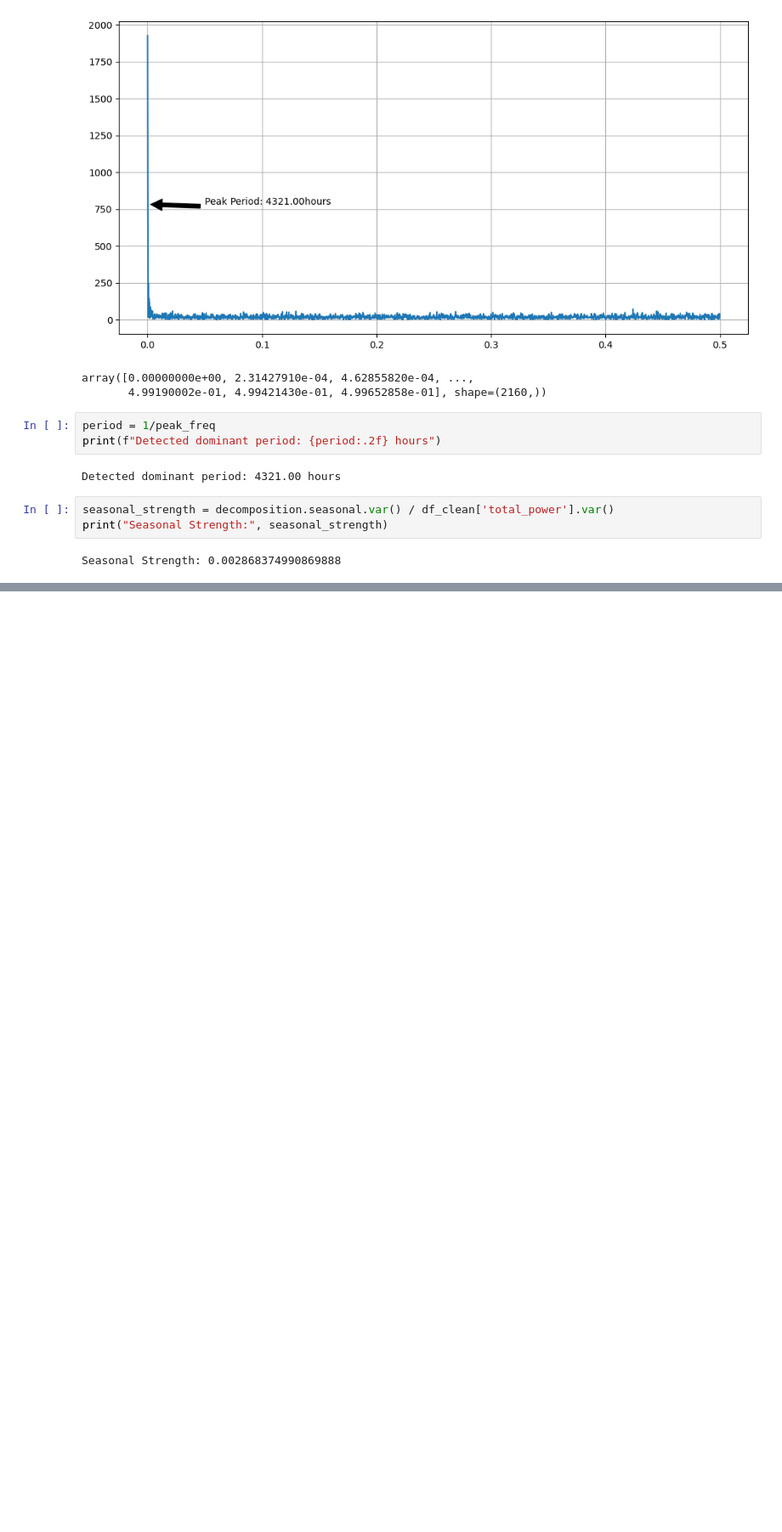
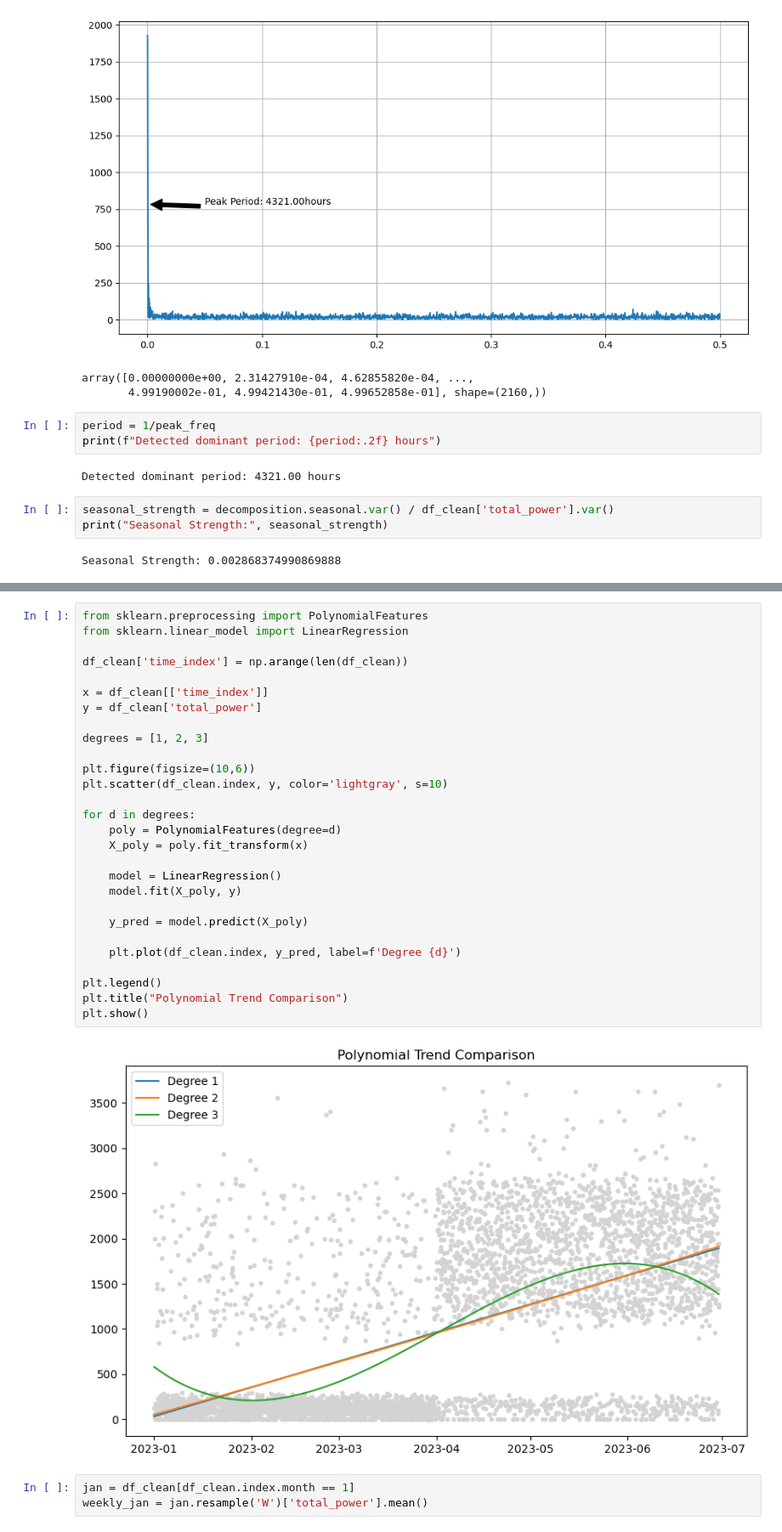
Before and after one commit to mailech/SmartEnergy-Consumption, a Jupyter notebook: Preprocessing.ipynb, the cells around one changed output, grey strips where cells are left out. Shown at 85% size. Saved outputs shown, nothing was run; the diff lists cells and outputs as text; blank space fills up the shorter version.

```diff
--- a/Preprocessing.ipynb
+++ b/Preprocessing.ipynb
@@ -144,0 +179,33 @@ Seasonal Strength: 0.002868374990869888
+# %%
+from sklearn.preprocessing import PolynomialFeatures
+from sklearn.linear_model import LinearRegression
+
+df_clean['time_index'] = np.arange(len(df_clean))
+
+x = df_clean[['time_index']]
+y = df_clean['total_power']
+
+degrees = [1, 2, 3]
+
+plt.figure(figsize=(10,6))
+plt.scatter(df_clean.index, y, color='lightgray', s=10)
+
+for d in degrees:
+    poly = PolynomialFeatures(degree=d)
+    X_poly = poly.fit_transform(x)
+
+    model = LinearRegression()
+    model.fit(X_poly, y)
+
+    y_pred = model.predict(X_poly)
+
+    plt.plot(df_clean.index, y_pred, label=f'Degree {d}')
+
+plt.legend()
+plt.title("Polynomial Trend Comparison")
+plt.show()
+# %% [output]
+[figure, added]
+# %%
+jan = df_clean[df_clean.index.month == 1]
+weekly_jan = jan.resample('W')['total_power'].mean()
```
Also changed, not shown: parts of 6 cells of this notebook.
